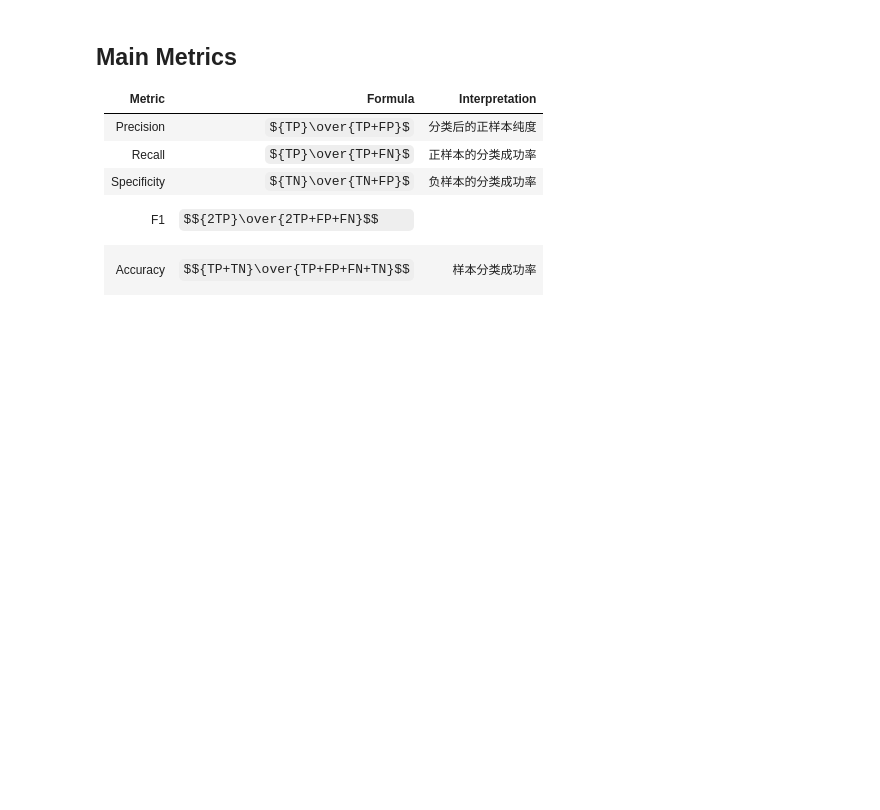
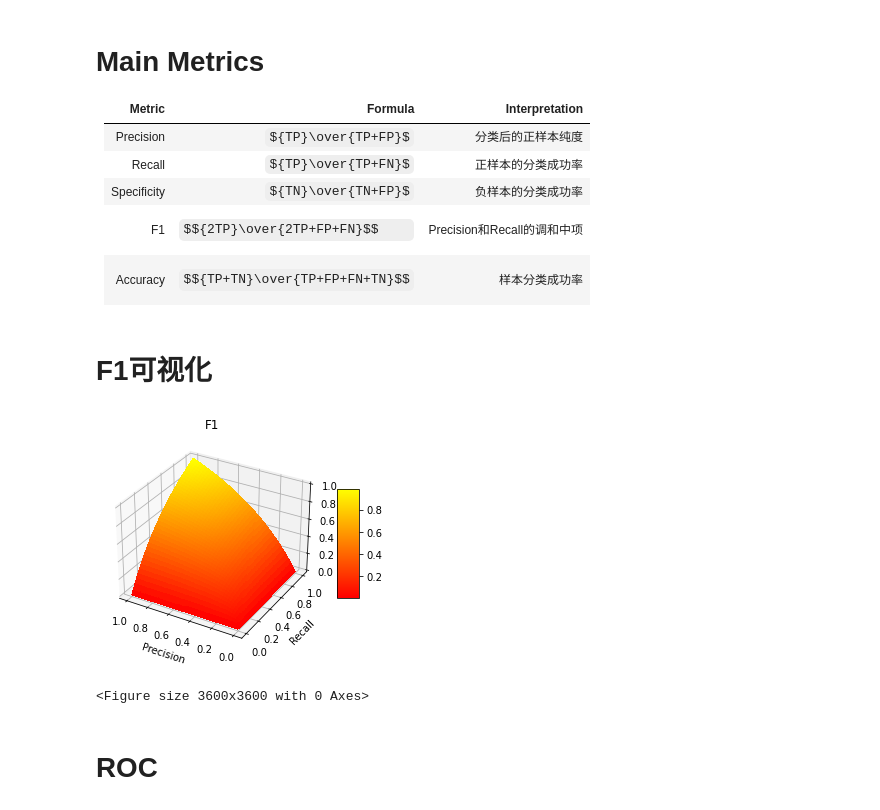
Before and after one commit to qibaoren/Data-Mining, a Jupyter notebook: Classification/Untitled.ipynb, the cells around one changed output. Cells and saved outputs as stored; diff of their text form; code cells hidden in the pictures; some formulas as TeX source; blank space fills up the shorter version.

```diff
--- a/Classification/Untitled.ipynb
+++ b/Classification/Untitled.ipynb
@@ -1,9 +4,37 @@
 # %% [markdown]
-## Main Metrics
+# Main Metrics
 |Metric|Formula|Interpretation|
 |:----:|:-----:|:------------:|
 |Precision|${TP}\over{TP+FP}$|分类后的正样本纯度|
 |Recall|${TP}\over{TP+FN}$|正样本的分类成功率|
 |Specificity|${TN}\over{TN+FP}$|负样本的分类成功率|
-|F1|$${2TP}\over{2TP+FP+FN}$$||
+|F1|$${2TP}\over{2TP+FP+FN}$$|Precision和Recall的调和中项|
 |Accuracy|$${TP+TN}\over{TP+FP+FN+TN}$$|样本分类成功率|
+# %% [markdown]
+# F1可视化
+# %%
+import matplotlib.pyplot as plt
+from matplotlib import cm
+from matplotlib.ticker import LinearLocator
+import numpy as np
+
+fig, ax = plt.subplots(subplot_kw={"projection": "3d"})
+ax.set_title("F1")
+plt.figure(figsize=(6,6), dpi=600)
+Precision = np.linspace(0, 1, num=201, endpoint=True)
+Recall = np.linspace(0, 1, num=201, endpoint=True)
+X, Y = np.meshgrid(Precision, Recall)
+F = (2 * X * Y ) / (X + Y)
+surf = ax.plot_surface(X, Y, F, cmap=plt.cm.autumn,
+                       linewidth=0, antialiased=False)
+ax.set_zlim(0, 1)
+ax.invert_xaxis()
+ax.set_xlabel("Precision")
+ax.set_ylabel("Recall")
+fig.colorbar(surf, shrink=0.5, aspect=5)
+plt.show()
+# %% [output]
+[figure, added]
+<Figure size 3600x3600 with 0 Axes>
+# %% [markdown]
+# ROC
```
Also changed, not shown: parts of 4 cells of this notebook, 6 other files.
